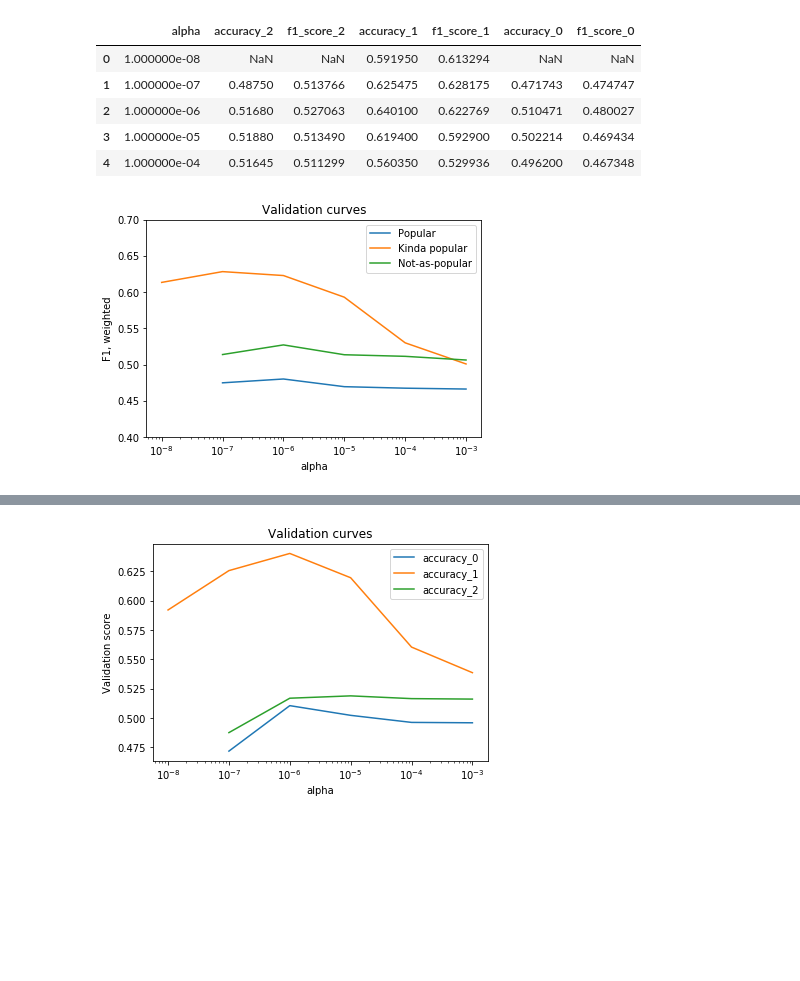
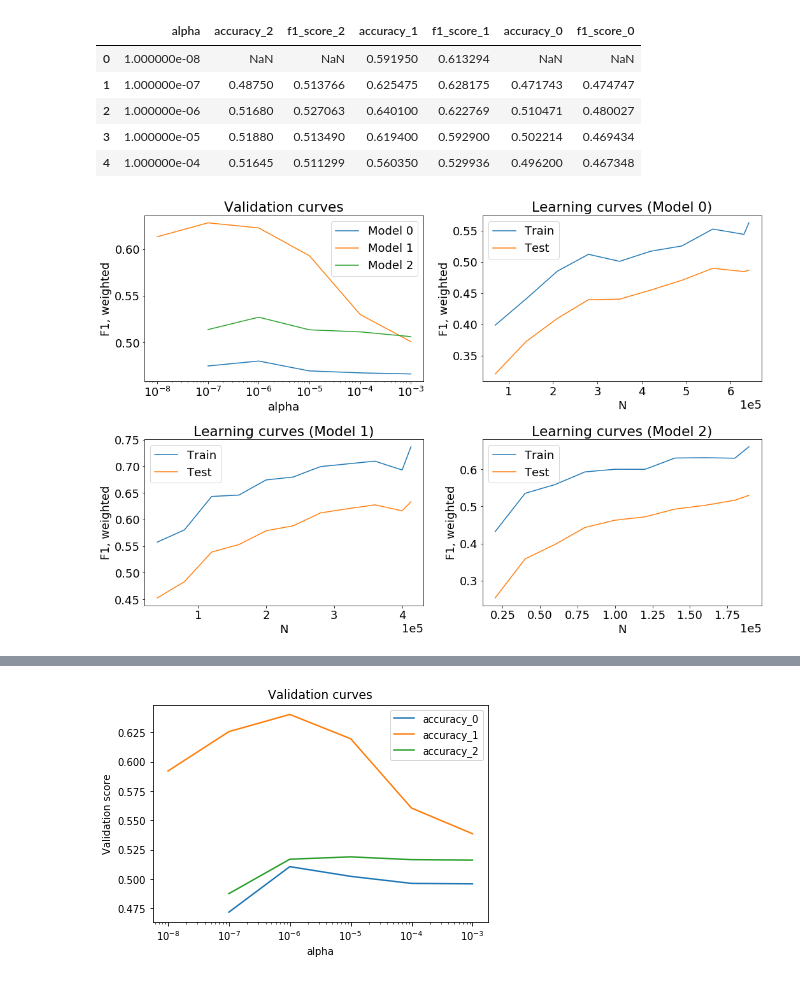
Before and after one commit to wesbarnett/insight, a Jupyter notebook: plots/Plots.ipynb, the cells around one changed output, grey strips where cells are left out. Saved outputs shown, nothing was run; the diff lists cells and outputs as text; code cells hidden in the pictures; blank space fills up the shorter version.

Commit message:
update plots file

```diff
--- a/plots/Plots.ipynb
+++ b/plots/Plots.ipynb
@@ -13,14 +13,29 @@ df.head()
 | 2 | 1.000000e-06 | 0.51680 | 0.527063 | 0.640100 | 0.622769 | 0.510471 | 0.480027 |
 | 3 | 1.000000e-05 | 0.51880 | 0.513490 | 0.619400 | 0.592900 | 0.502214 | 0.469434 |
 | 4 | 1.000000e-04 | 0.51645 | 0.511299 | 0.560350 | 0.529936 | 0.496200 | 0.467348 |
-# %%
-ax = df.plot('alpha', 'f1_score_0', label='Popular')
-ax = df.plot('alpha', 'f1_score_1', ax=ax, label='Kinda popular')
-df.plot('alpha', 'f1_score_2', ax=ax, label='Not-as-popular')
-plt.ylabel('F1, weighted')
-plt.title('Validation curves')
-plt.xscale('log')
-plt.ylim([0.4,0.7])
-plt.savefig('validation_curves.png')
-# %% [output]
-[figure, removed]
+# %%
+import matplotlib
+matplotlib.rcParams.update({'font.size': 18})
+
+fig, ax = plt.subplots(2,2, figsize=(15,10))
+ax = ax.ravel()
+df = pd.read_csv('validation_curves.txt')
+df.plot('alpha', 'f1_score_0', label='Model 0', ax=ax[0])
+df.plot('alpha', 'f1_score_1', ax=ax[0], label='Model 1')
+df.plot('alpha', 'f1_score_2', ax=ax[0], label='Model 2')
+ax[0].set_ylabel('F1, weighted')
+ax[0].set_title('Validation curves')
+ax[0].set_xscale('log')
+
+for i, j, a in zip(['learning_curve_0.txt', 'learning_curve_1.txt', 'learning_curve_2.txt'],
+    ['Model 0', 'Model 1', 'Model 2'], ax[1:]):
+    df = pd.read_csv(i, delim_whitespace=True)
+    df.plot('N', 'train_f1_score', label='Train', ax=a)
+    df.plot('N', 'test_f1_score', ax=a, label='Test')
+    a.set_title(f'Learning curves ({j})')
+    a.set_ylabel('F1, weighted')
+    a.ticklabel_format(style='sci', axis='x', scilimits=(0,0))
+plt.tight_layout()
+plt.savefig('f1_curves.png')
+# %% [output]
+[figure, added]
```
Also changed, not shown: parts of 3 cells of this notebook.
